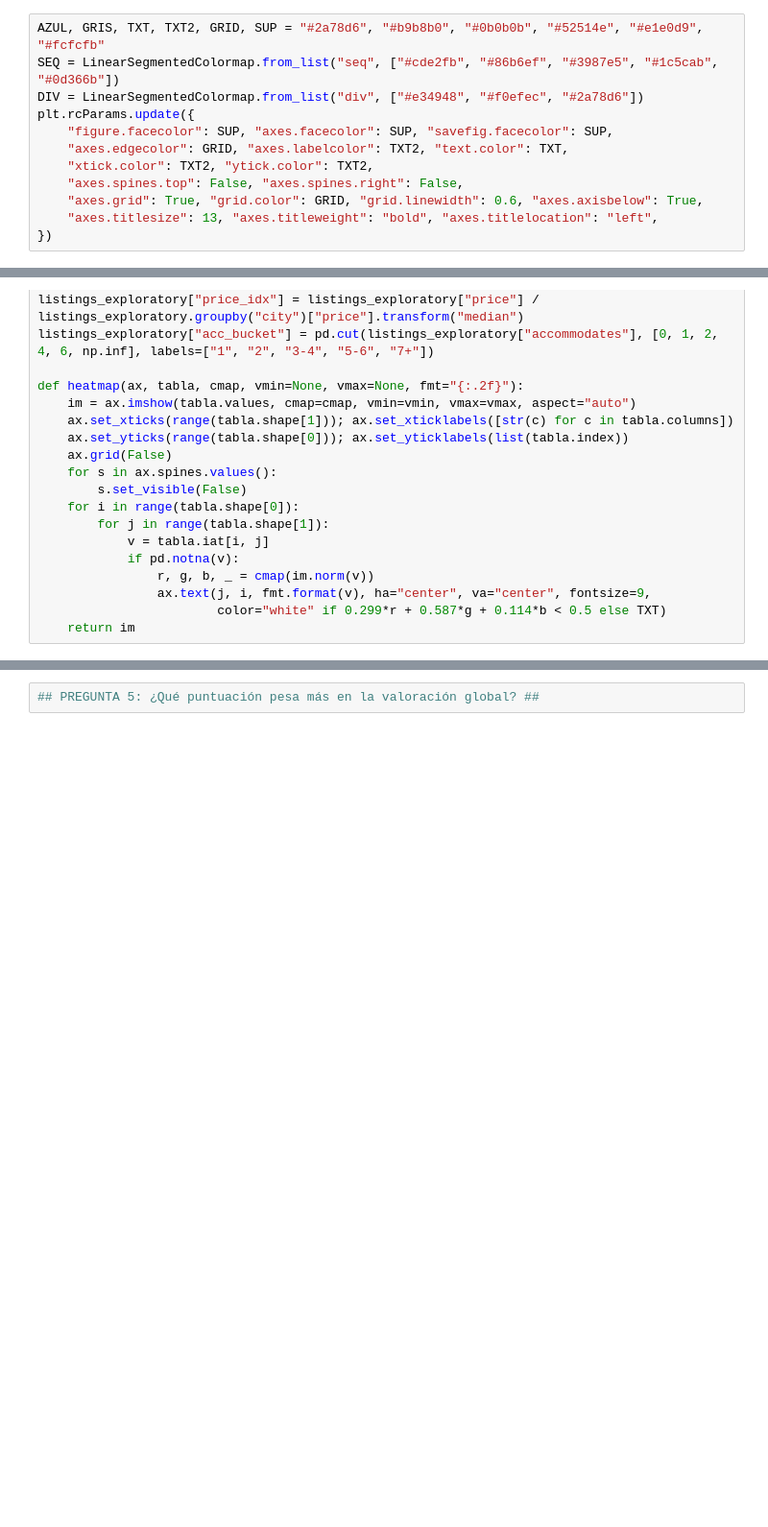
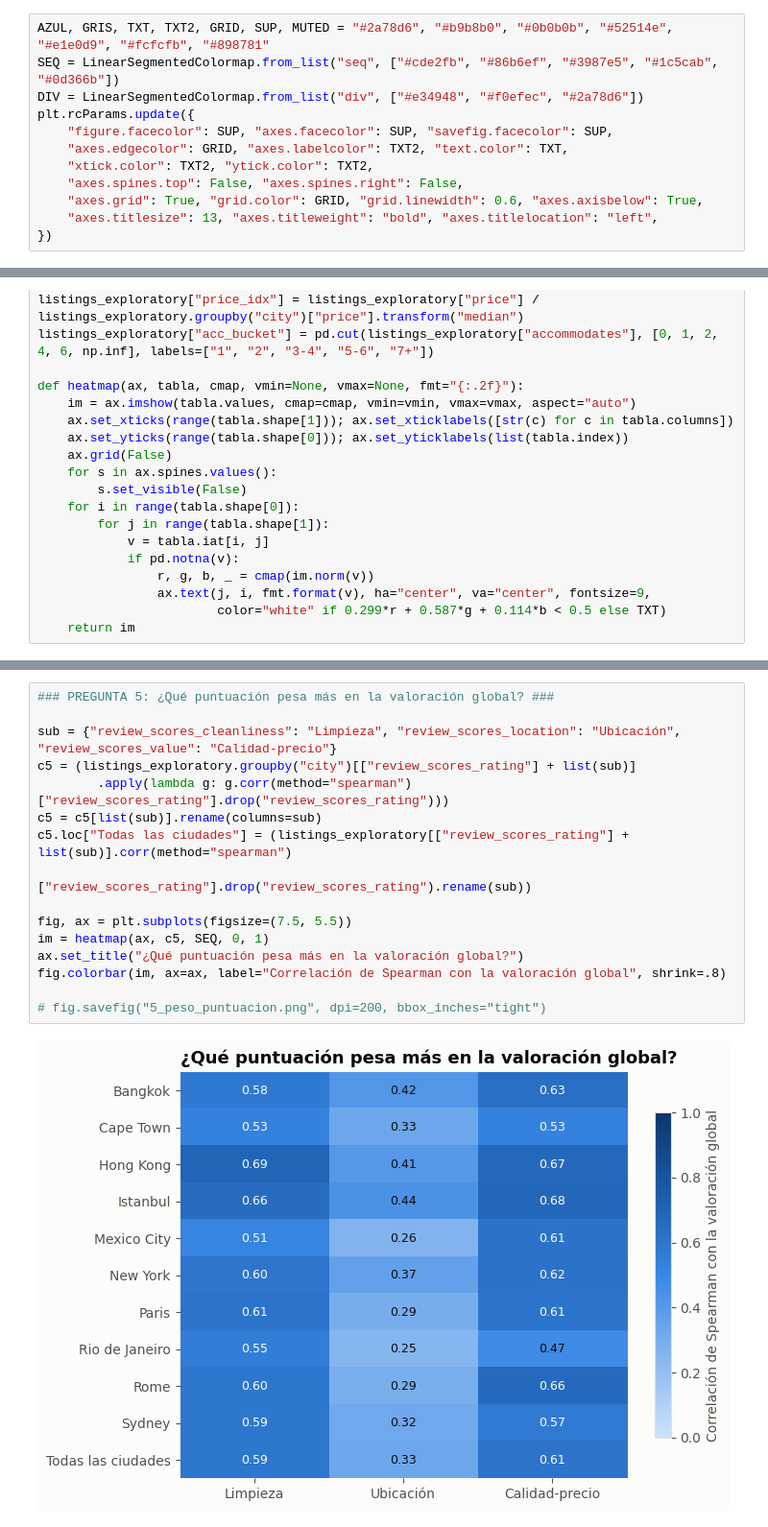
Before and after one commit to PabloArrHdez/Python, a Jupyter notebook: AirBnb/notebook.ipynb, the cells around one changed output, grey strips where cells are left out. Shown at 96% size. Saved outputs shown, nothing was run; the diff lists cells and outputs as text; blank space fills up the shorter version.

```diff
--- a/AirBnb/notebook.ipynb
+++ b/AirBnb/notebook.ipynb
@@ -379,7 +379,7 @@ listings_exploratory = pd.read_csv(
     low_memory=False
     )
 # %%
-AZUL, GRIS, TXT, TXT2, GRID, SUP = "#2a78d6", "#b9b8b0", "#0b0b0b", "#52514e", "#e1e0d9", "#fcfcfb"
+AZUL, GRIS, TXT, TXT2, GRID, SUP, MUTED = "#2a78d6", "#b9b8b0", "#0b0b0b", "#52514e", "#e1e0d9", "#fcfcfb", "#898781"
 SEQ = LinearSegmentedColormap.from_list("seq", ["#cde2fb", "#86b6ef", "#3987e5", "#1c5cab", "#0d366b"])
 DIV = LinearSegmentedColormap.from_list("div", ["#e34948", "#f0efec", "#2a78d6"])
 plt.rcParams.update({
@@ -561,4 +561,20 @@ fig.savefig("4_precio_huesped.png", dpi=200, bbox_inches="tight")
 # %% [output]
 [figure]
 # %%
-## PREGUNTA 5: ¿Qué puntuación pesa más en la valoración global? ##
+### PREGUNTA 5: ¿Qué puntuación pesa más en la valoración global? ###
+
+sub = {"review_scores_cleanliness": "Limpieza", "review_scores_location": "Ubicación", "review_scores_value": "Calidad-precio"}
+c5 = (listings_exploratory.groupby("city")[["review_scores_rating"] + list(sub)]
+        .apply(lambda g: g.corr(method="spearman")["review_scores_rating"].drop("review_scores_rating")))
+c5 = c5[list(sub)].rename(columns=sub)
+c5.loc["Todas las ciudades"] = (listings_exploratory[["review_scores_rating"] + list(sub)].corr(method="spearman")
+                                  ["review_scores_rating"].drop("review_scores_rating").rename(sub))
+
+fig, ax = plt.subplots(figsize=(7.5, 5.5))
+im = heatmap(ax, c5, SEQ, 0, 1)
+ax.set_title("¿Qué puntuación pesa más en la valoración global?")
+fig.colorbar(im, ax=ax, label="Correlación de Spearman con la valoración global", shrink=.8)
+
+# fig.savefig("5_peso_puntuacion.png", dpi=200, bbox_inches="tight")
+# %% [output]
+[figure, added]
```
Also changed, not shown: parts of 12 cells of this notebook, 13 other files.
